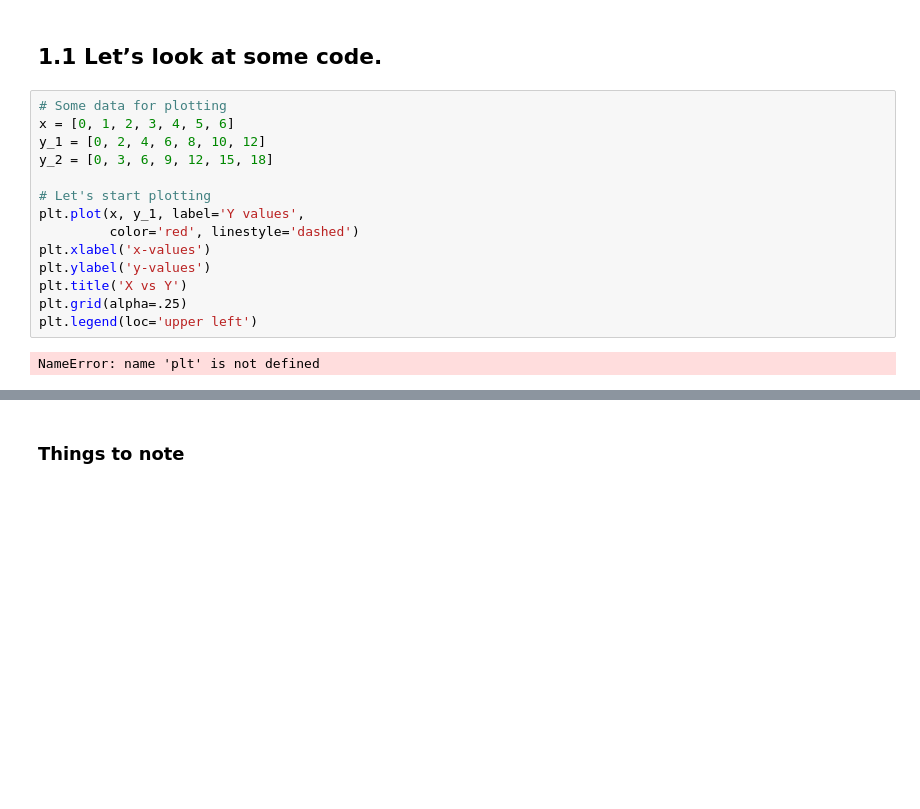
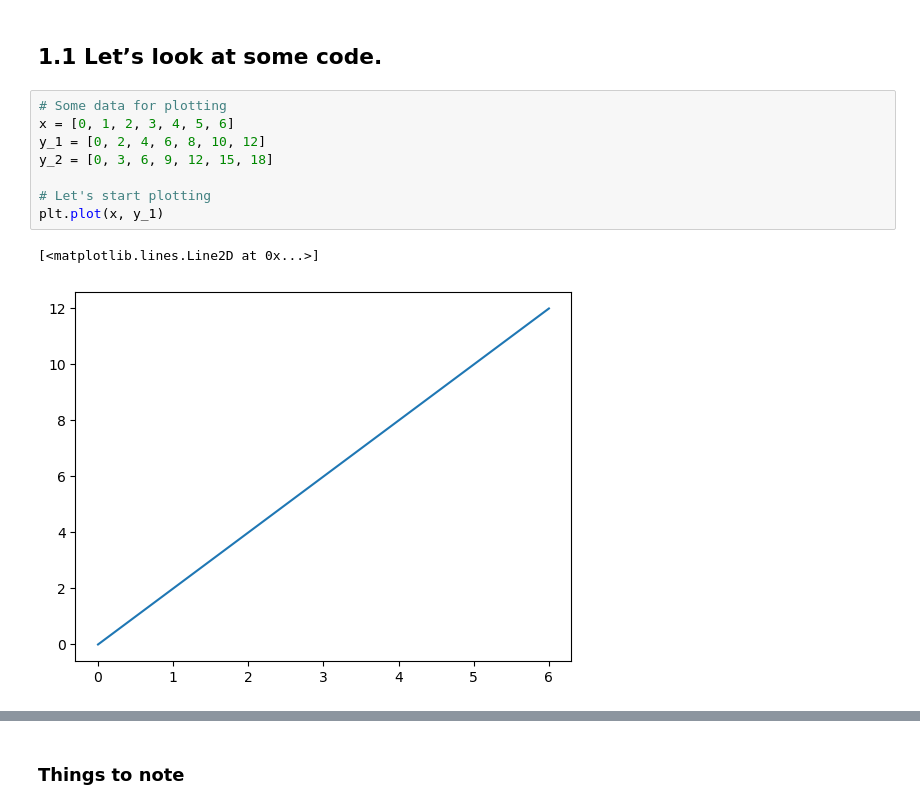
Before and after one commit to SPS-SP2273/learning-portfolio-2024-aug-adrinasoh, a Jupyter notebook: 7.1_plotting/plotting_(need).ipynb, the cells around one changed output, grey strips where cells are left out. Saved outputs shown, nothing was run; the diff lists cells and outputs as text; blank space fills up the shorter version.

```diff
--- a/7.1_plotting/plotting_(need).ipynb
+++ b/7.1_plotting/plotting_(need).ipynb
@@ -13,16 +11,11 @@ ModuleNotFoundError: No module named 'matplotlib'
 # %%
 # Some data for plotting
 x = [0, 1, 2, 3, 4, 5, 6]
 y_1 = [0, 2, 4, 6, 8, 10, 12]
 y_2 = [0, 3, 6, 9, 12, 15, 18]
 
 # Let's start plotting
-plt.plot(x, y_1, label='Y values',
-         color='red', linestyle='dashed')
-plt.xlabel('x-values')
-plt.ylabel('y-values')
-plt.title('X vs Y')
-plt.grid(alpha=.25)
-plt.legend(loc='upper left')
+plt.plot(x, y_1)
 # %% [output]
-NameError: name 'plt' is not defined
+[<matplotlib.lines.Line2D at 0x...>]
+[figure, added]
```
Also changed, not shown: parts of 14 cells of this notebook, 6 other files.
